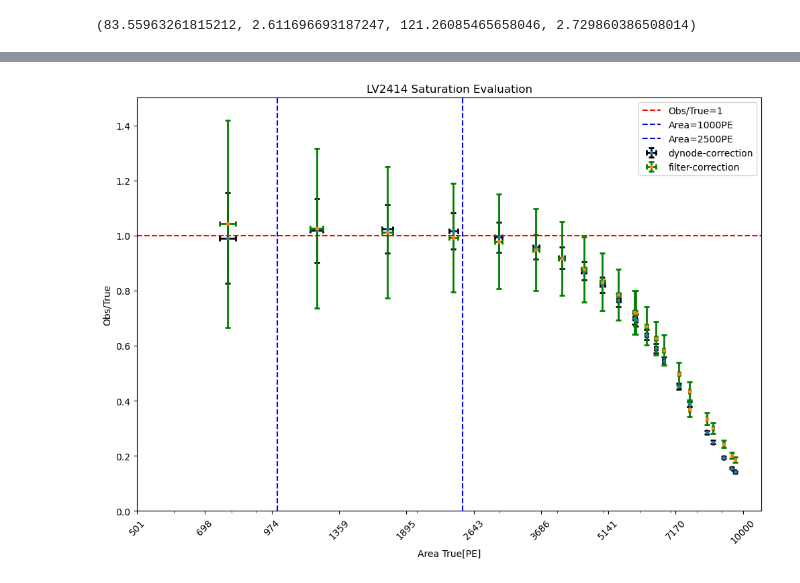
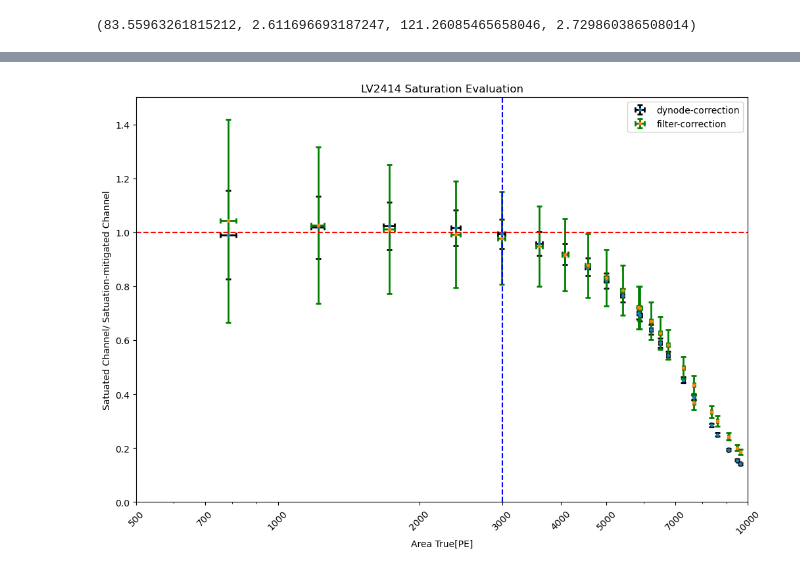
Before and after one commit to Westlake-University-Lsc-lab/ProcessLocalData, a Jupyter notebook: plotsfigures.ipynb, the cells around one changed output, grey strips where cells are left out. Saved outputs shown, nothing was run; the diff lists cells and outputs as text; code cells hidden in the pictures.

Commit message:
delete useless part, and add new figure to plots saturation area vs filter correction area

```diff
--- a/plotsfigures.ipynb
+++ b/plotsfigures.ipynb
@@ -591,23 +200,29 @@ df['yerr_filter_fix'] = yerr_filter_fix
 # %%
 
 fig, ax = plt.subplots(figsize=(12,8))
 ax.errorbar(df.Ch0_Area_mu, df.Ch0_Area_mu/df.dynode_fix, xerr=df.Ch0_Area_sigma, yerr=yerr_dynode_fix, fmt='.', ecolor='black', capsize=3, elinewidth=2, capthick=2, label='dynode-correction')
 ax.errorbar(df.Ch0_Area_mu , df.Ch0_Area_mu/df.filter_fix, xerr=df.Ch0_Area_sigma, yerr=yerr_filter_fix, fmt='.', ecolor='g', capsize=3, elinewidth=2, capthick=2, label='filter-correction')
 ax.set_xlabel('Area True[PE]')
-ax.set_ylabel('Obs/True')
+ax.set_ylabel('Satuated Channel/ Satuation-mitigated Channel')
 ax.set_title('')
 ax.set_xscale('log')
-ax.axhline(y=1., color='r', linestyle='--', label='Obs/True=1')
-ax.axvline(x=1000, color='b', linestyle='--', label='Area=1000PE')
-ax.axvline(x=2500, color='b', linestyle='--', label='Area=2500PE')
+ax.axhline(y=1., color='r', linestyle='--')
+# ax.axvline(x=600, color='b', linestyle='--', label='Area=600PE')
+# ax.axvline(x=1000, color='b', linestyle='--', label='Area=1000PE')
+ax.axvline(x=3000, color='b', linestyle='--')
 ax.legend(loc='upper right')
-ax.set_xticks(np.logspace(2.7, 4, 10))
-ax.set_xticklabels(np.logspace(2.7, 4, 10).astype(int), rotation=45)
+ax.set_xticks([500, 700, 1000, 2000, 3000, 4000, 5000, 7000, 10000])
+ax.set_xticklabels([500, 700, 1000, 2000, 3000, 4000, 5000, 7000,10000], rotation=45)
+#ax.set_xticks(np.logspace(2, 4, 10+4))
+#ax.set_xticklabels(np.logspace(2, 4, 10+4).astype(int), rotation=45)
 # ax.grid()
 ax.set_ylim(0, 1.5)
-#ax.set_xlim(0, 1000)
+ax.set_xlim(500, 10000)
 ax.set_title('LV2414 Saturation Evaluation')
-plt.savefig(r'./figs/LV2414_saturation_eval_20240924.png',  bbox_inches='tight',  dpi=300)
+#plt.savefig(r'./figs/LV2414_saturation_eval_20240924.png',  bbox_inches='tight',  dpi=300)
+# tick_positions = plt.xticks()[0]
+# tick_positions_to_show = tick_positions[:10]  # 只取前15个位置作为展示的刻度位置
+# plt.gca().set_xticks(tick_positions_to_show)  # 设置这些位置为刻度位置
 plt.show()
 # %% [output]
-[figure, old version]
+[figure, new version]
```
Also changed, not shown: parts of 26 cells of this notebook.
